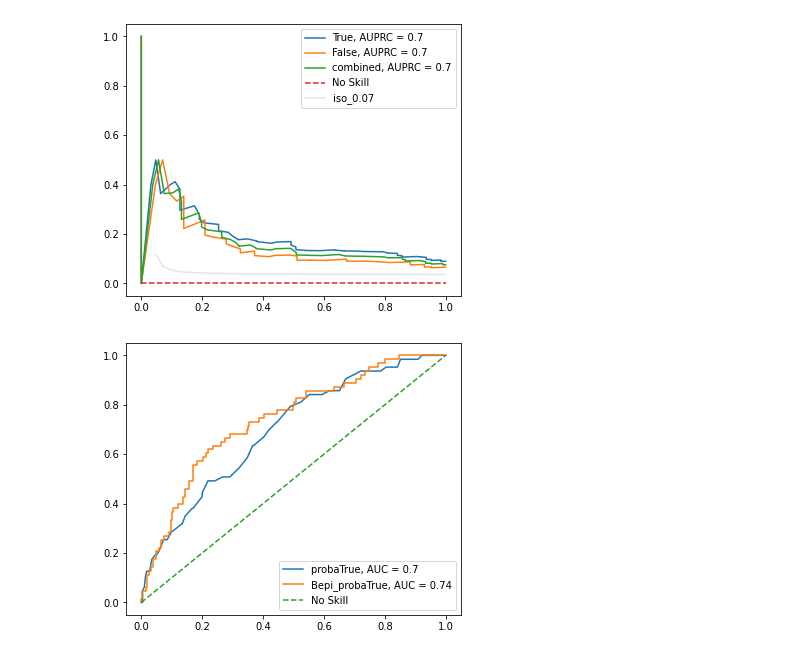
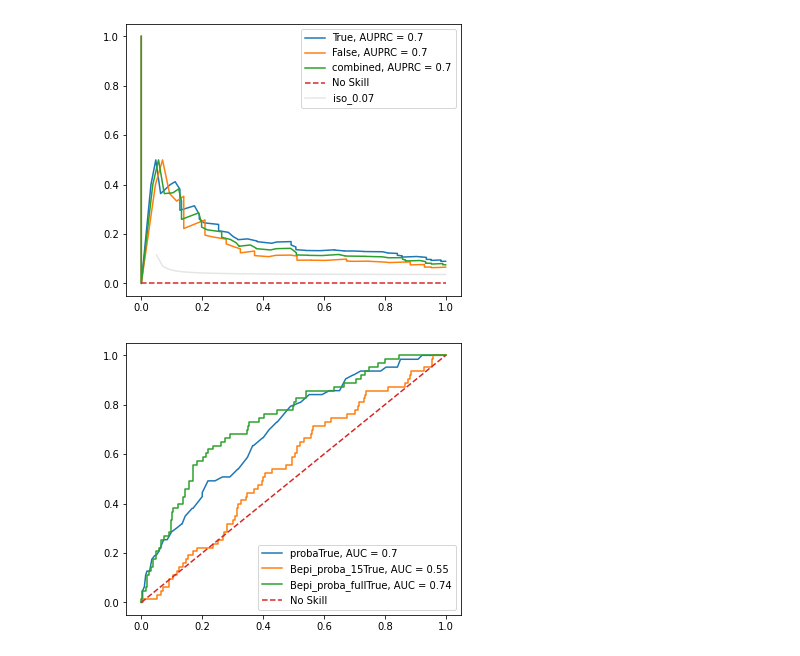
Before and after one commit to kepsi/Dolphyn, a Jupyter notebook: Manuscript Analyses/EnteroScan_python.ipynb, the cells around one changed output. Saved outputs shown, nothing was run; the diff lists cells and outputs as text; code cells hidden in the pictures.

Commit message:
Edits and data for final submission

```diff
--- a/Manuscript Analyses/EnteroScan_python.ipynb
+++ b/Manuscript Analyses/EnteroScan_python.ipynb
@@ -41,36 +41,65 @@ plt.show()
 # %% [output]
 [figure]
 [figure]
+# %%
+species7 = {}
+with open("../data/EV_ref_7species.faa", "r") as f:
+    for line in f.readlines():
+        if line.startswith(">"):
+            species = line.rstrip()[1:]
+        else:
+            species7[species] = line.rstrip()
+# %%
+bepi_score_full = pd.read_csv("../data/raw_output_Bepi3_full.csv", sep=",")
+bepi_score_full = bepi_score_full.rename(columns={"BepiPred-3.0 score": "score", "BepiPred-3.0 rolling mean score": "score_rolling_mean"})
+bepi_score_full.Accession = bepi_score_full.Accession.str[:-2]
+
+def getBepi3ScoreFull(AAseq, taxon_id):
+    position = species7[taxon_id].find(AAseq)
+    score = bepi_score_full[bepi_score_full.Accession == taxon_id].iloc[position:position+15,2].mean()
+    return(score)
+# %%
+bepi_score = pd.read_csv("../data/raw_output_Bepi3.csv", sep=",")
+bepi_score = bepi_score.rename(columns={"BepiPred-3.0 score": "score", "BepiPred-3.0 rolling mean score": "score_rolling_mean"})
+
+def getBepi3Score(AAseq):
+    score = bepi_score[bepi_score.Accession == AAseq].score.mean()
+    return(score)
 # %%
 # pull BepiPred3 Probabilities from files ../data/raw_output_Bepi3_full and ../data/raw_output_Bepi3
-# enteroOrg["Bepi_proba"] = [getBepi3Score(row.pep_aa,row.taxon_id) for index, row in enteroOrg.iterrows()]
+enteroOrg["Bepi_proba_full"] = [getBepi3ScoreFull(row.pep_aa,row.taxon_id) for index, row in enteroOrg.iterrows()]
+enteroOrg["Bepi_proba_15"] = [getBepi3Score(row.pep_aa) for index, row in enteroOrg.iterrows()]
 # %%
 matplotlib.rcParams['figure.figsize'] = [6, 5]
 
 fig_roc, ax_roc = plt.subplots()
 
-for proba in ["proba", "Bepi_proba"]:
+for proba in ["proba", "Bepi_proba_15", "Bepi_proba_full"]:
     #for function in [True, False, "combined"]:
     for function in [True]:
         entero = enteroOrg
         if function != "combined":
             entero = enteroOrg[enteroOrg["has_stop"]==function].copy()
 
         entero["reactive"] = entero["reactiveSamples"] > 0
         fpr, tpr, _ = roc_curve(entero["reactive"], entero[proba])
         auc_score = round(metrics.roc_auc_score(entero["reactive"], entero[proba]) ,2)
         auprc_score = round(metrics.average_precision_score(entero["reactive"], entero[proba]) ,2)
         precision, recall, _ = precision_recall_curve(entero["reactive"], entero[proba])
         ax_roc.plot(fpr, tpr, label=proba + str(function) + ", AUC = " + str(auc_score))
+        sourcedata = pd.DataFrame()
+        sourcedata["FPR"] = fpr
+        sourcedata["TPR"] = tpr
+        sourcedata.to_csv("../data/SourceData/Fig2E_"+proba+".csv")
 
 ax_roc.plot([0, 1], [0, 1], linestyle='--', label='No Skill')
 f_score = entero["reactive"].value_counts()[1]/len(entero["reactive"])
 x = np.linspace(0.01, 1)
 yf = f_score * x / (2 * x - f_score)
 ax_pr.plot(x[yf >= 0], yf[yf >= 0], color='gray', alpha=0.2, label = "iso_"+str(round(f_score,2)))
 plt.ylim([-0.05, 1.05])
 ax_roc.legend()
 plt.show()
-#fig_roc.savefig('figures/entero_roc.pdf')
+fig_roc.savefig('entero_roc.pdf')
 # %% [output]
-[figure, old version]
+[figure, new version]
```
Also changed, not shown: 38 other files.
